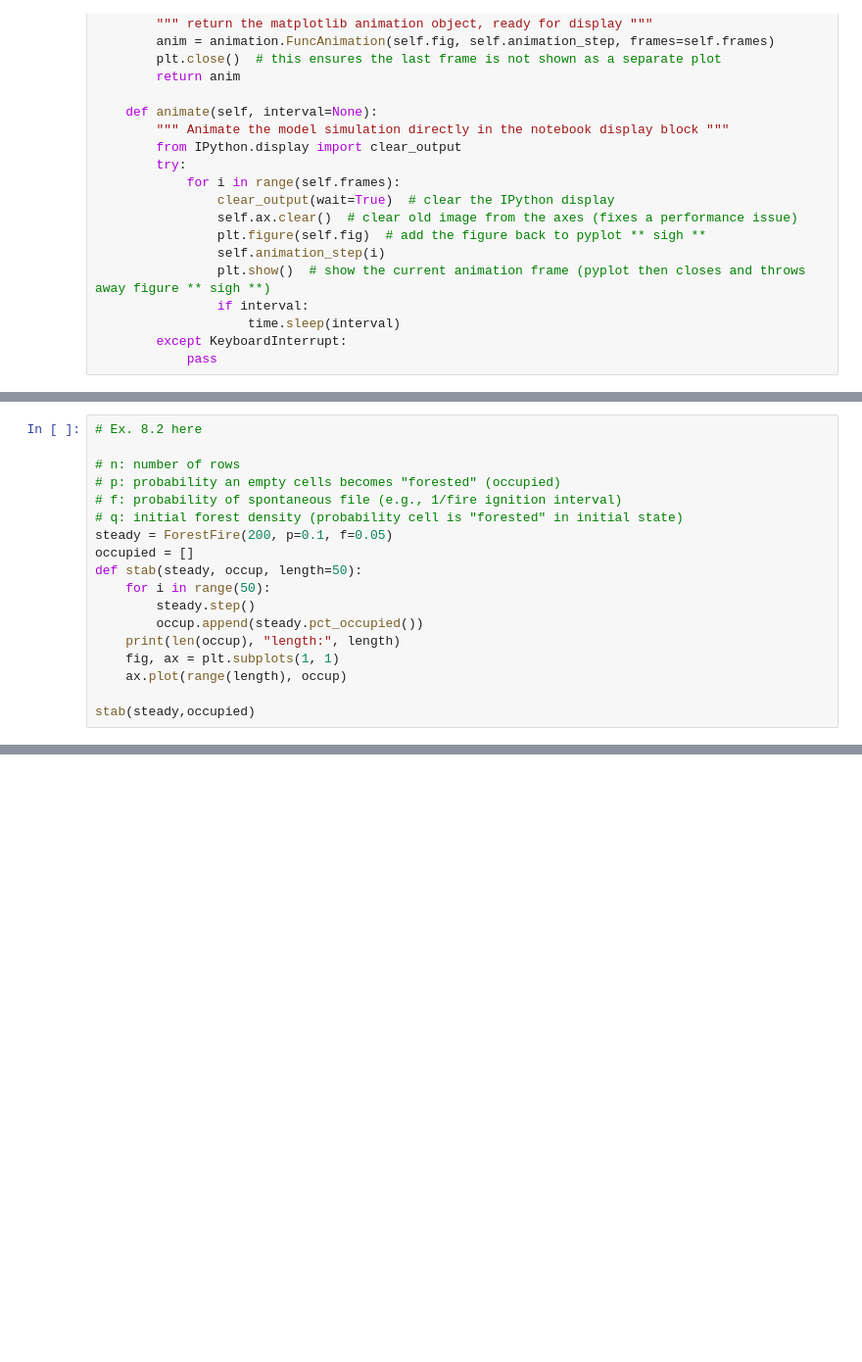
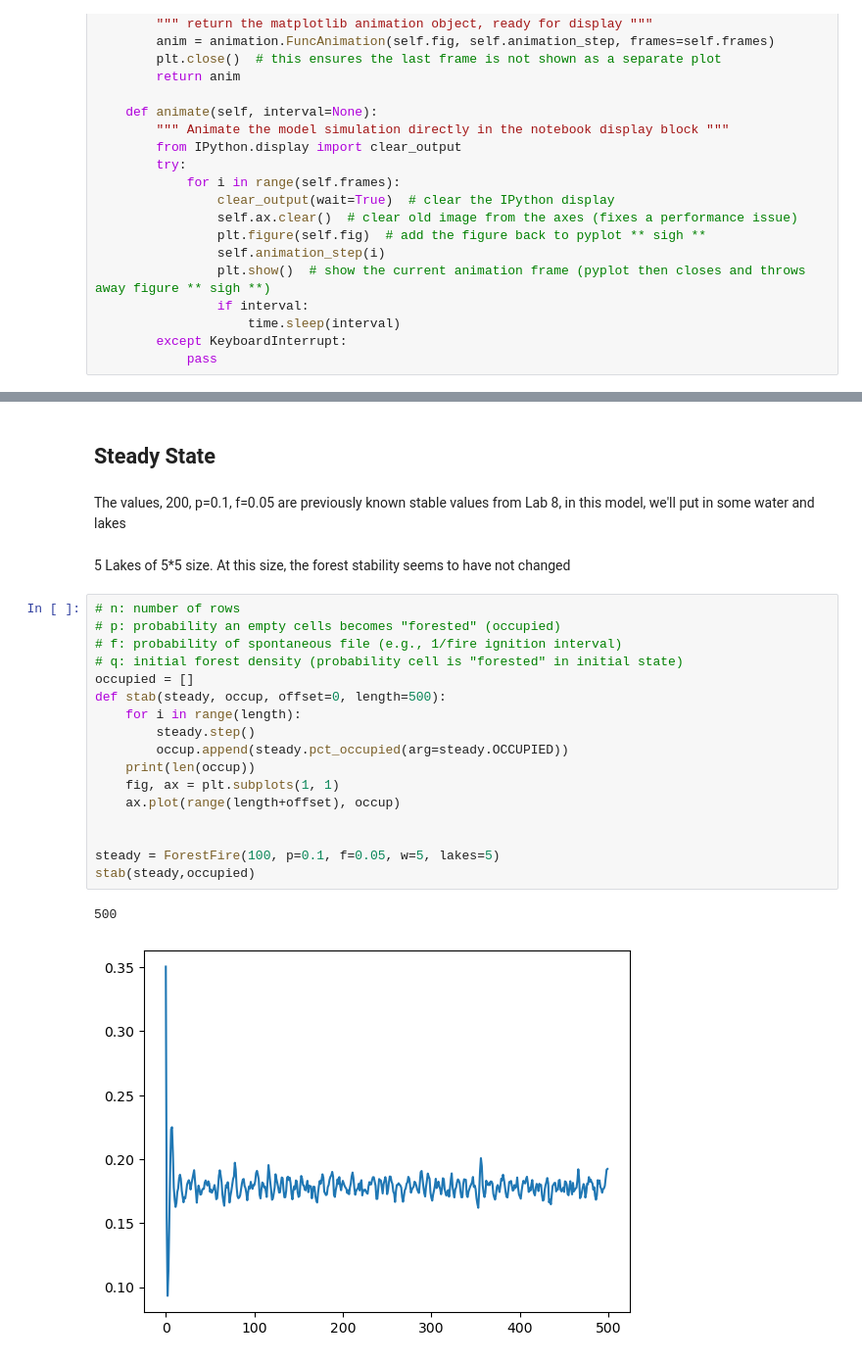
Before and after one commit to CounterCookie/cap-comp215, a Jupyter notebook: labs/project 2.ipynb, the cells around one changed output, grey strips where cells are left out. Shown at 98% size. Drawn from its saved outputs; the diff is of its cells as text; blank space fills up the shorter version.

```diff
--- a/labs/project 2.ipynb
+++ b/labs/project 2.ipynb
@@ -319,18 +87,0 @@ This need not be fancy and need not automate the detection of steady state, so l
-# %%
-# Ex. 8.2 here
-
-# n: number of rows
-# p: probability an empty cells becomes "forested" (occupied)
-# f: probability of spontaneous file (e.g., 1/fire ignition interval)
-# q: initial forest density (probability cell is "forested" in initial state)
-steady = ForestFire(200, p=0.1, f=0.05)
-occupied = []
-def stab(steady, occup, length=50):
-    for i in range(50):
-        steady.step()
-        occup.append(steady.pct_occupied())
-    print(len(occup), "length:", length)
-    fig, ax = plt.subplots(1, 1)
-    ax.plot(range(length), occup)
-
-stab(steady,occupied)
@@ -433,0 +290,27 @@ What does that tell you about the number of "attractors" in this system?
+# %% [markdown]
+## Steady State
+# %% [markdown]
+The values, 200, p=0.1, f=0.05 are previously known stable values from Lab 8, in this model, we'll put in some water and lakes
+# %% [markdown]
+5 Lakes of 5*5 size.
+At this size, the forest stability seems to have not changed
+# %%
+# n: number of rows
+# p: probability an empty cells becomes "forested" (occupied)
+# f: probability of spontaneous file (e.g., 1/fire ignition interval)
+# q: initial forest density (probability cell is "forested" in initial state)
+occupied = []
+def stab(steady, occup, offset=0, length=500):
+    for i in range(length):
+        steady.step()
+        occup.append(steady.pct_occupied(arg=steady.OCCUPIED))
+    print(len(occup))
+    fig, ax = plt.subplots(1, 1)
+    ax.plot(range(length+offset), occup)
+
+
+steady = ForestFire(100, p=0.1, f=0.05, w=5, lakes=5)
+stab(steady,occupied)
+# %% [output]
+500
+[figure, added]
```
Also changed, not shown: parts of 47 cells of this notebook.
